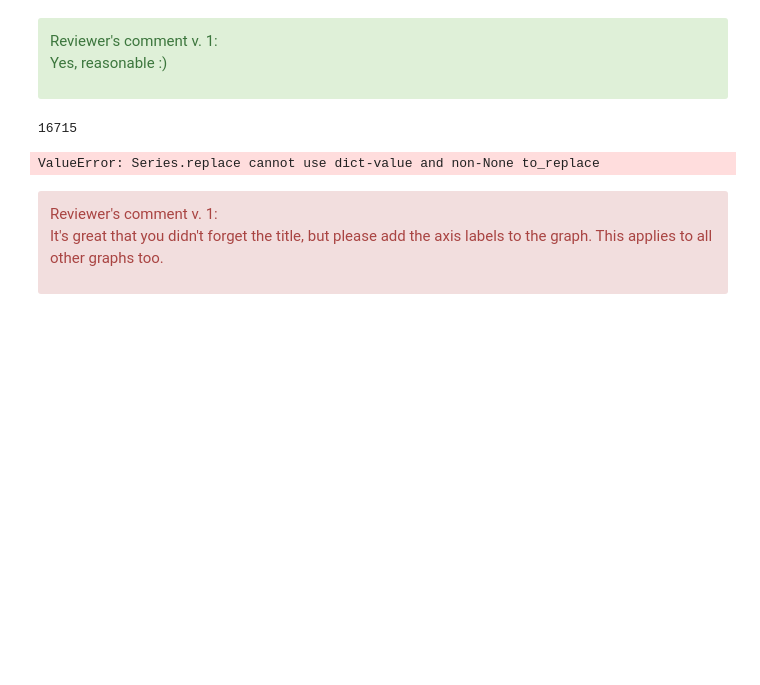
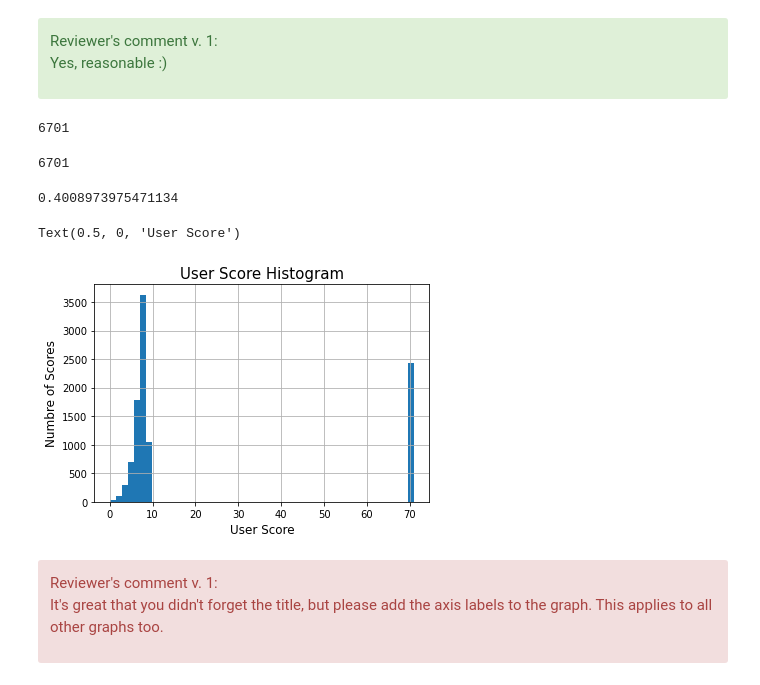
Before and after one commit to NadavNavon/practicum, a Jupyter notebook: 05_Inegrated_Project_01/integrated_project_01.ipynb, the cells around one changed output. Drawn from its saved outputs; the diff is of its cells as text; code cells hidden in the pictures; blank space fills up the shorter version.

```diff
--- a/05_Inegrated_Project_01/integrated_project_01.ipynb
+++ b/05_Inegrated_Project_01/integrated_project_01.ipynb
@@ -563,29 +563,32 @@ Yes, reasonable :)
 # %%
 # fill missing values user_score
 
 # number of null values in user_score before filling with critic_score data
 display(len(games[games.user_score.isnull()]))
 
 # for games with 'tbd' values, fill with critic_score data
-games.user_score = games.user_score.replace('tbd', games.critic_score / 10 )
+games.user_score = games.user_score.replace('tbd', games.critic_score.median())
 
 # change user_score from str to float
 games['user_score'] = games['user_score'].astype('float')
 
 # number of null values in user_score after filling with critic_score data
 display(len(games[games.user_score.isnull()]))
 
 # check how much of user_score remaing with null from data
 display(len(games[games.user_score.isnull()]) / len(games))
 
 # display histogram
 games.hist('user_score', bins = 50)
 plt.title("User Score Histogram", fontdict = {'size':15})
 plt.ylabel("Numbre of Scores",fontdict = {'size':12})
 plt.xlabel("User Score", fontdict = {'size':12})
 # %% [output]
-16715
+6701
-ValueError: Series.replace cannot use dict-value and non-None to_replace
+6701
+0.4008973975471134
+Text(0.5, 0, 'User Score')
+[figure, added]
 # %% [markdown]
 <div class="alert alert-danger" role="alert">
 Reviewer's comment v. 1:
```
Also changed, not shown: parts of 30 cells of this notebook, 16 other files.
